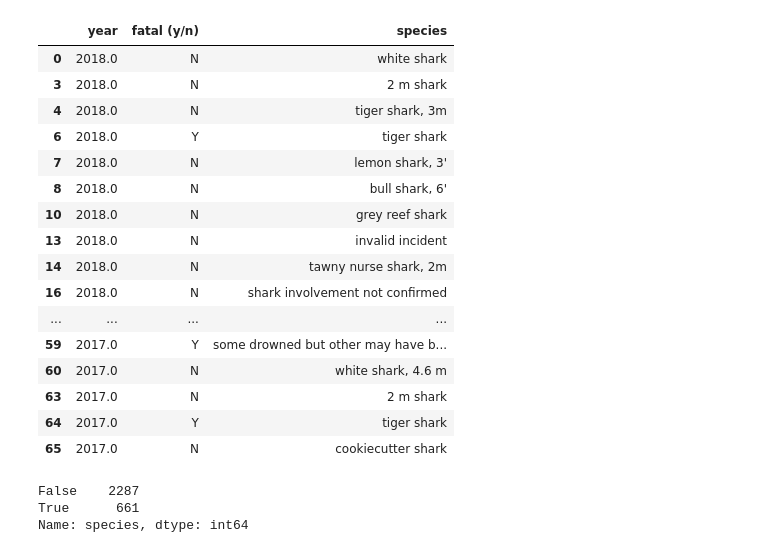
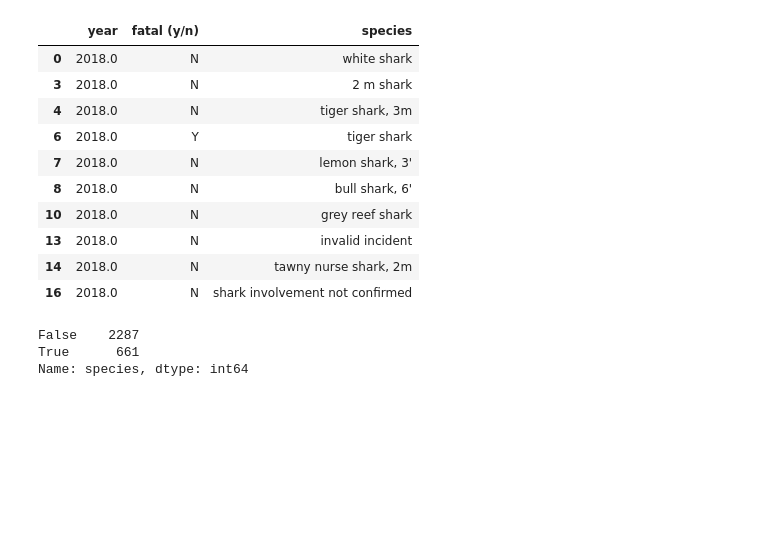
Before and after one commit to PaulaNuno/panda-sharks-attack, a Jupyter notebook: clean.ipynb, the cells around one changed output. Drawn from its saved outputs; the diff is of its cells as text; code cells hidden in the pictures; blank space fills up the shorter version.

```diff
--- a/clean.ipynb
+++ b/clean.ipynb
@@ -131,3 +26,0 @@ dtype: int64
-# %%
-my_series = my_series.dropna(subset=['year','fatal (y/n)','species'])
-display(my_series.info())
@@ -146,23 +27,17 @@ None
 # %%
 my_series["species"] = my_series["species"].str.lower()
 # %%
-my_series.head(50)
+my_series.head(10)
 # %% [output]
 |  | year | fatal (y/n) | species |
 | 0 | 2018.0 | N | white shark |
 | 3 | 2018.0 | N | 2 m shark |
 | 4 | 2018.0 | N | tiger shark, 3m |
 | 6 | 2018.0 | Y | tiger shark |
 | 7 | 2018.0 | N | lemon shark, 3' |
 | 8 | 2018.0 | N | bull shark, 6' |
 | 10 | 2018.0 | N | grey reef shark |
 | 13 | 2018.0 | N | invalid incident |
 | 14 | 2018.0 | N | tawny nurse shark, 2m |
 | 16 | 2018.0 | N | shark involvement not confirmed |
-| ... | ... | ... | ... |
-| 59 | 2017.0 | Y | some drowned but other may have b... |
-| 60 | 2017.0 | N | white shark, 4.6 m |
-| 63 | 2017.0 | N | 2 m shark |
-| 64 | 2017.0 | Y | tiger shark |
-| 65 | 2017.0 | N | cookiecutter shark |
 # %%
```
Also changed, not shown: parts of 27 cells of this notebook, 3 other files.
